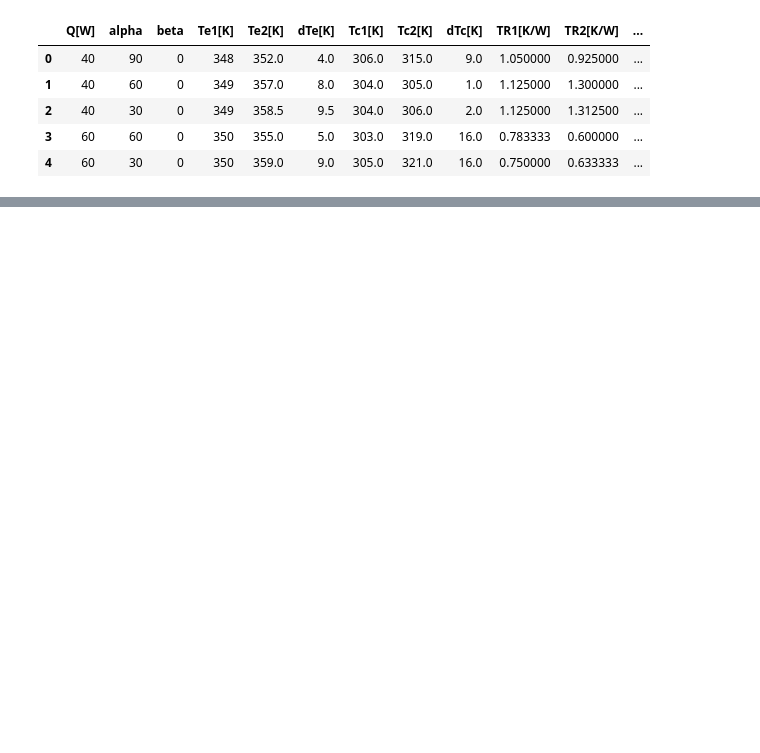
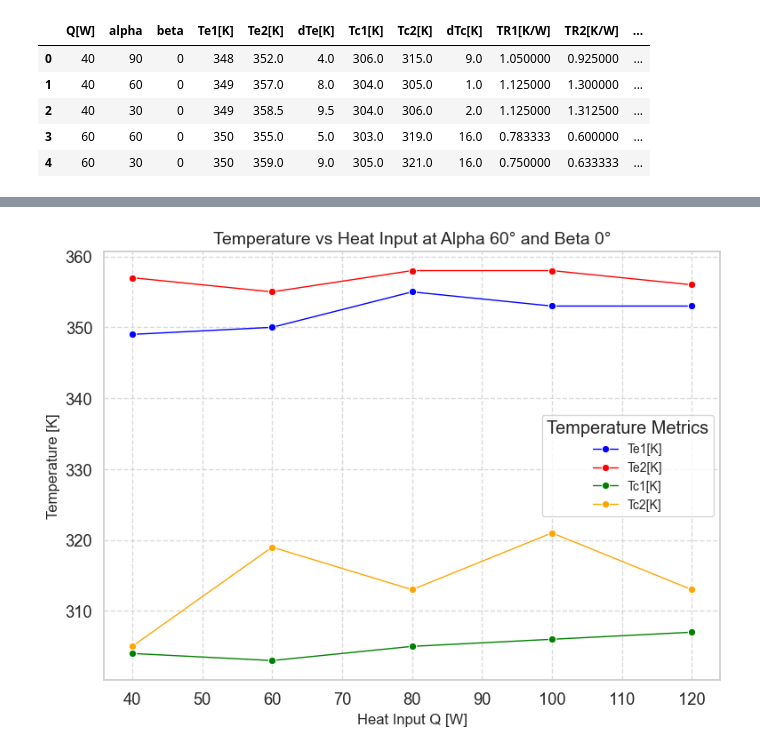
Before and after one commit to kamleshparmar17/Advanced_PulseHeatPipe_krp, a Jupyter notebook: ml/eda/plots_five_steps_method.ipynb, the cells around one changed output, grey strips where cells are left out. Saved outputs shown, nothing was run; the diff lists cells and outputs as text; code cells hidden in the pictures; blank space fills up the shorter version.

```diff
--- a/ml/eda/plots_five_steps_method.ipynb
+++ b/ml/eda/plots_five_steps_method.ipynb
@@ -119,0 +174,55 @@ plt.show()
+# %%
+# Filter the data for alpha only (example: alpha == 60)
+alpha_only_data = df[df["alpha"] == 60]  # Adjust the filter as needed
+
+# Plot the graph
+plt.figure(figsize=(8, 6))
+sns.lineplot(
+    data=alpha_only_data,
+    x="Q[W]",
+    y="Te1[K]",
+    marker="o",
+    label="Te1[K]",
+    linewidth=1,
+    color='blue'
+)
+sns.lineplot(
+    data=alpha_only_data,
+    x="Q[W]",
+    y="Te2[K]",
+    marker="o",
+    label="Te2[K]",
+    linewidth=1,
+    color='red'
+)
+sns.lineplot(
+    data=alpha_only_data,
+    x="Q[W]",
+    y="Tc1[K]",
+    marker="o",
+    label="Tc1[K]",
+    linewidth=1,
+    color='green'
+)
+sns.lineplot(
+    data=alpha_only_data,
+    x="Q[W]",
+    y="Tc2[K]",
+    marker="o",
+    label="Tc2[K]",
+    linewidth=1,
+    color='orange'
+)
+
+# Enhance the graph for publication
+plt.title("Temperature vs Heat Input at Alpha 60° and Beta 0°", fontsize=14)
+plt.xlabel("Heat Input Q [W]", fontsize=12)
+plt.ylabel("Temperature [K]", fontsize=12)
+plt.grid(True, linestyle='--', alpha=0.7)
+plt.legend(fontsize=10, title="Temperature Metrics")
+plt.tight_layout()
+
+# Show the plot
+plt.show()
+# %% [output]
+[figure, added]
```
Also changed, not shown: parts of 5 cells of this notebook, 2 other files.
